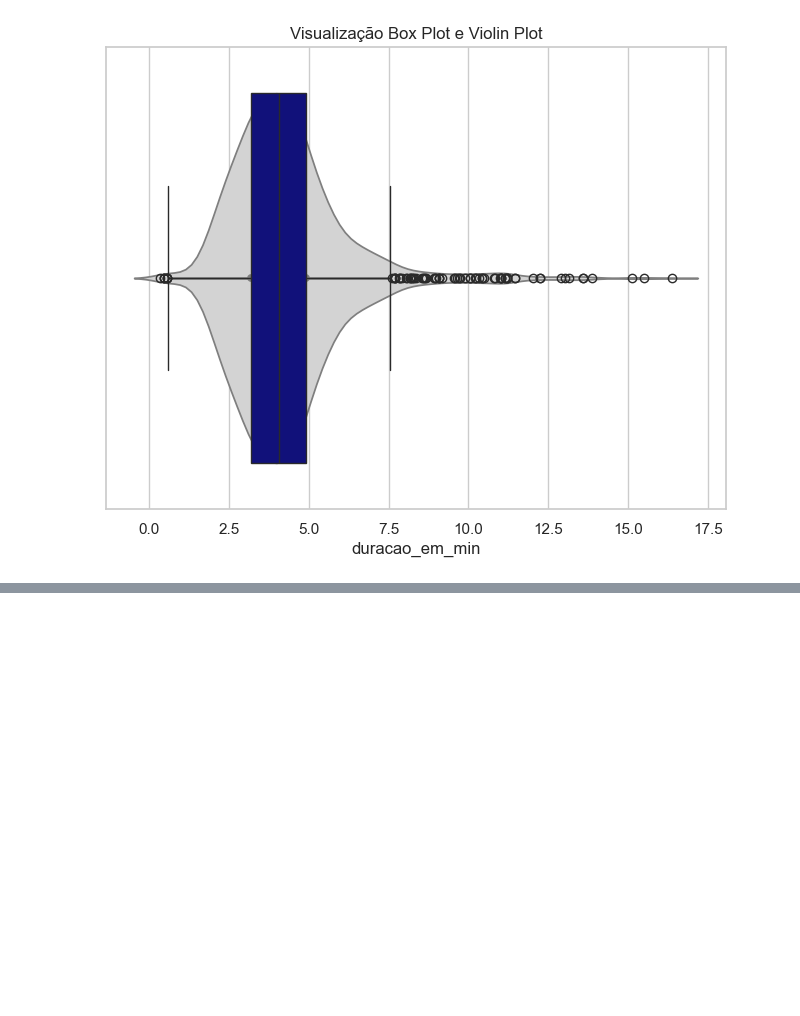
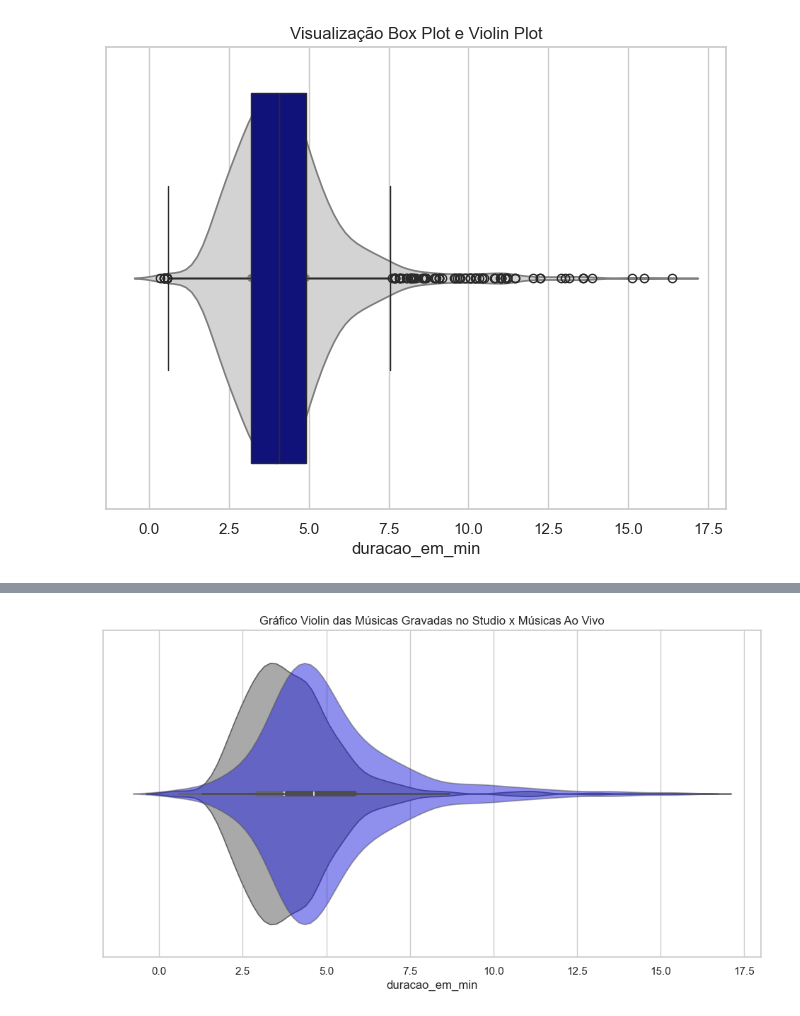
Before and after one commit to heloise-02/Machine_Learning_Studies_Fiap, a Jupyter notebook: aula_3/aula_3.ipynb, the cells around one changed output, grey strips where cells are left out. Cells and saved outputs as stored; diff of their text form; code cells hidden in the pictures; blank space fills up the shorter version.

```diff
--- a/aula_3/aula_3.ipynb
+++ b/aula_3/aula_3.ipynb
@@ -235,0 +294,8 @@ def classifica_musica_ao_vivo(df):
+# %%
+fig, axes=plt.subplots(figsize=(12,6))
+sns.violinplot(x='duracao_em_min', data=df_gravado_em_studio, color='darkgray')
+sns.violinplot(x='duracao_em_min', data=df_show_ao_vivo, color='blue', alpha=0.5)
+axes.set_title('Gráfico Violin das Músicas Gravadas no Studio x Músicas Ao Vivo')
+plt.show()
+# %% [output]
+[figure, added]
```
Also changed, not shown: parts of 25 cells of this notebook, 1 other file.
